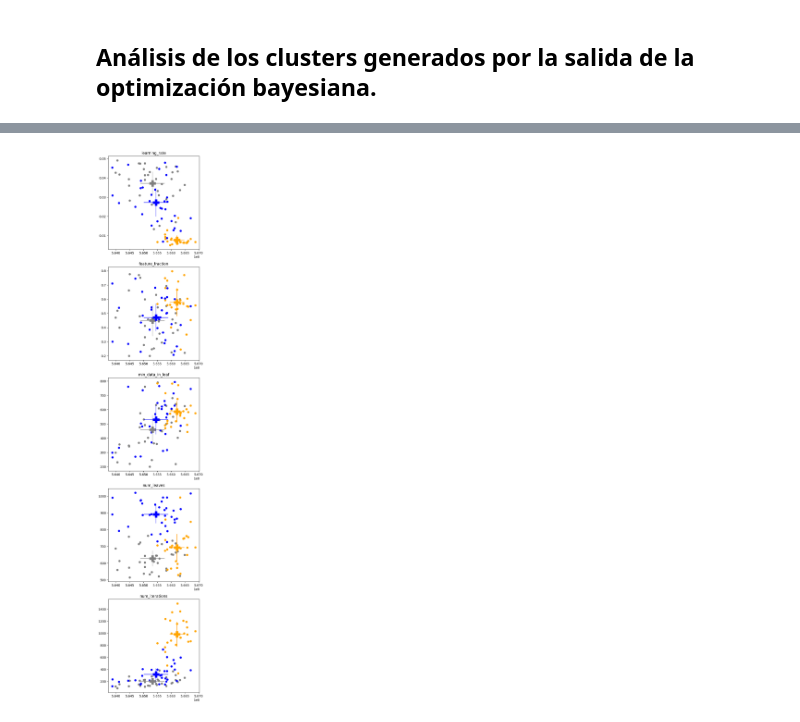
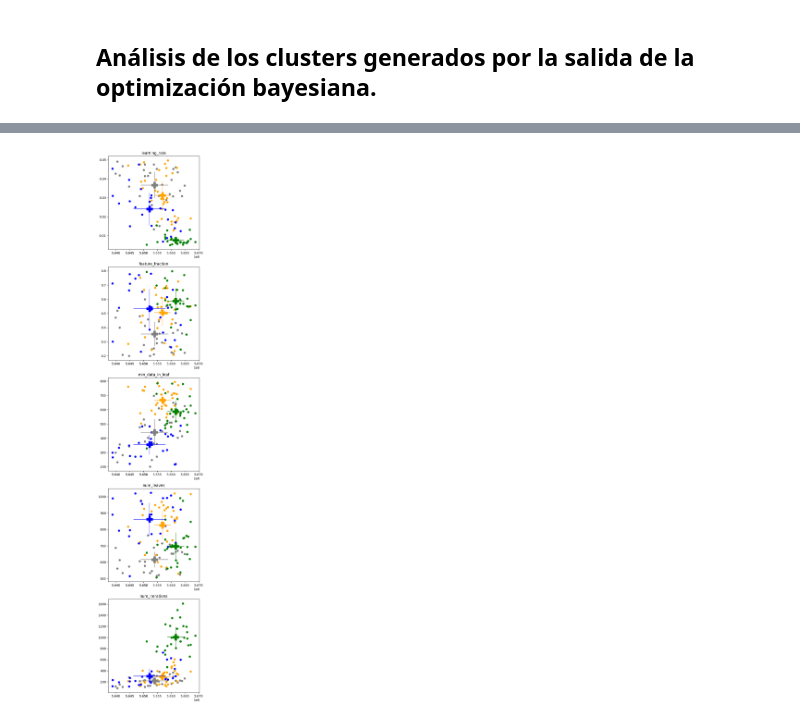
Before and after one commit to Ignacio-Ibarra/mastercard_churning, a Jupyter notebook: eval_BO/eval_BO.ipynb, the cells around one changed output, grey strips where cells are left out. Drawn from its saved outputs; the diff is of its cells as text; code cells hidden in the pictures.

```diff
--- a/eval_BO/eval_BO.ipynb
+++ b/eval_BO/eval_BO.ipynb
@@ -336,32 +335,32 @@ fig, axs = plt.subplots(ncols = 1, nrows = 5, figsize = (5,25))
 axs = axs.flatten()
 
 groups = df4.groupby('cluster_label')
-for (name, group), c in zip(groups, ["grey", "orange", "blue"]):
+for (name, group), c in zip(groups, ["grey", "orange", "blue", "green"]):
     for i in range(len(hs)):
         x, y  = group['ganancia'], group[hs[i]]
 
         #Dibujo centroies para cada cluster
         centerx, centery = x.mean(), y.mean()
         axs[i].plot(centerx, centery, marker="P", markersize=20, c=c)
 
         conf = 0.999
 
         #Obtengo CI para x para cada cluster
         m, sd, gl = x.mean(), x.std(), len(x)-1
         t_crit = np.abs(t.ppf((1-conf)/2,gl))
         ci_x = (m-(sd*t_crit/np.sqrt(len(x))), m+(sd*t_crit/np.sqrt(len(x))))
         axs[i].plot(ci_x, (centery, centery), c=c)
 
         #Obtengo CI para y para cada cluster
         m, sd, gl = y.mean(), y.std(), len(y)-1
         t_crit = np.abs(t.ppf((1-conf)/2,gl))
         ci_y = (m-(sd*t_crit/np.sqrt(len(y))), m+(sd*t_crit/np.sqrt(len(y))))
         axs[i].plot((centerx, centerx), ci_y, c=c)
 
         #ploteo puntos por cada cluster
         axs[i].scatter(x= group['ganancia'], y = group[hs[i]], label=name, c=c)
         axs[i].set_title(hs[i])
 
 plt.tight_layout()
 # %% [output]
-[figure, old version]
+[figure, new version]
```
Also changed, not shown: parts of 10 cells of this notebook.
